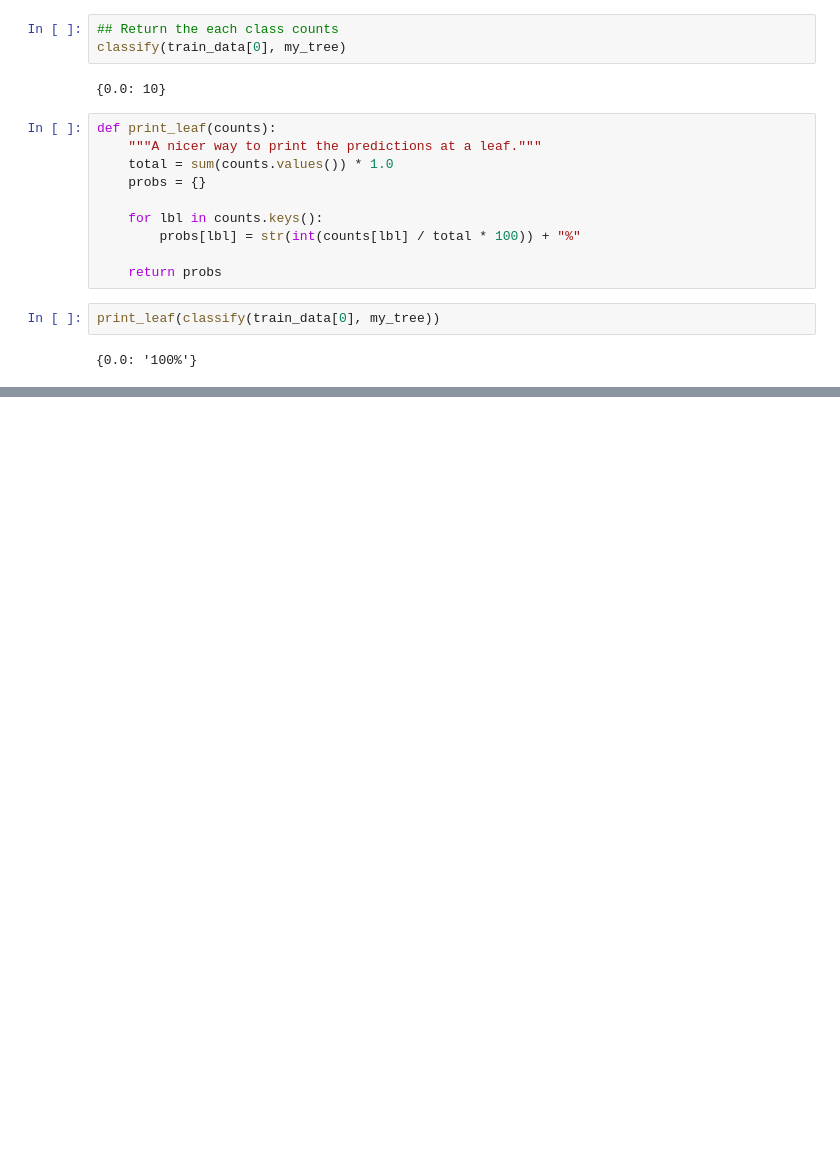
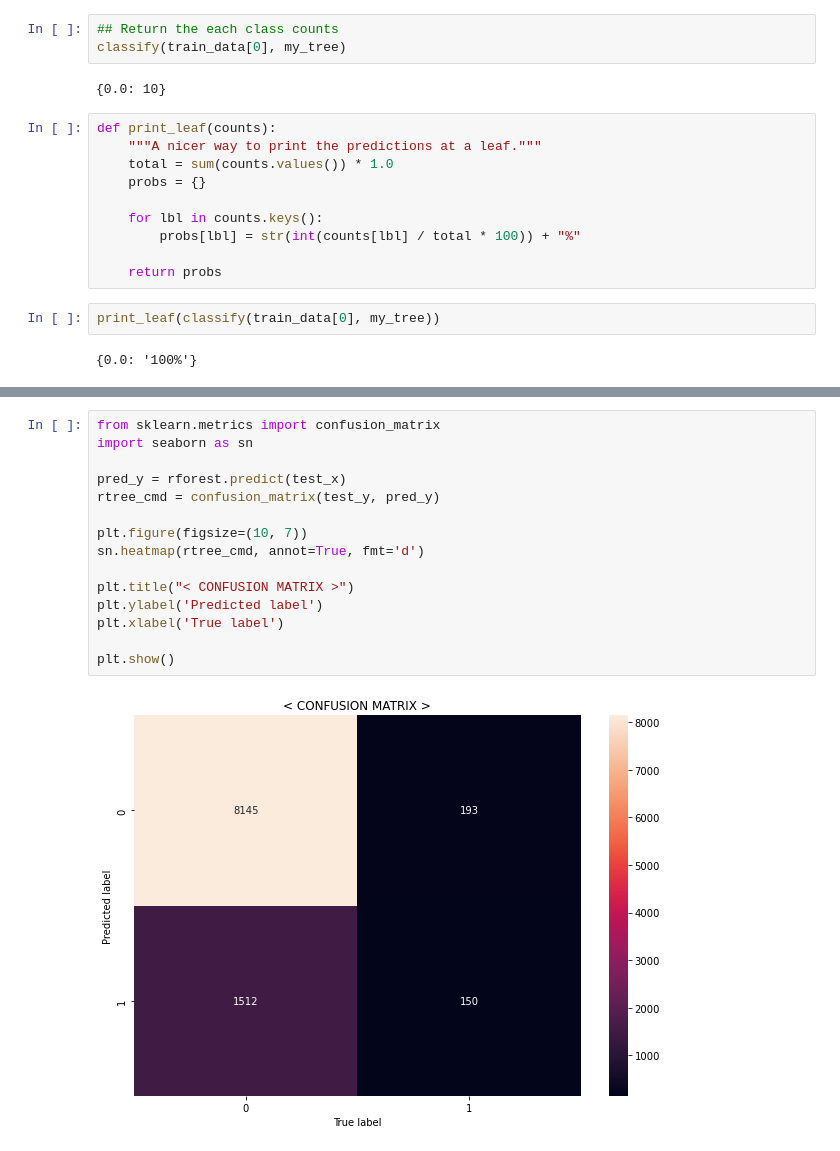
Before and after one commit to muyaho-universe/ipynbCodes, a Jupyter notebook: team_project.ipynb, the cells around one changed output, grey strips where cells are left out. Saved outputs shown, nothing was run; the diff lists cells and outputs as text; blank space fills up the shorter version.

```diff
--- a/team_project.ipynb
+++ b/team_project.ipynb
@@ -629,0 +685,17 @@ print_leaf(classify(train_data[0], my_tree))
+# %%
+from sklearn.metrics import confusion_matrix
+import seaborn as sn
+
+pred_y = rforest.predict(test_x)
+rtree_cmd = confusion_matrix(test_y, pred_y)
+
+plt.figure(figsize=(10, 7))
+sn.heatmap(rtree_cmd, annot=True, fmt='d')
+
+plt.title("< CONFUSION MATRIX >")
+plt.ylabel('Predicted label')
+plt.xlabel('True label')
+
+plt.show()
+# %% [output]
+[figure, added]
```
Also changed, not shown: parts of 11 cells of this notebook.
